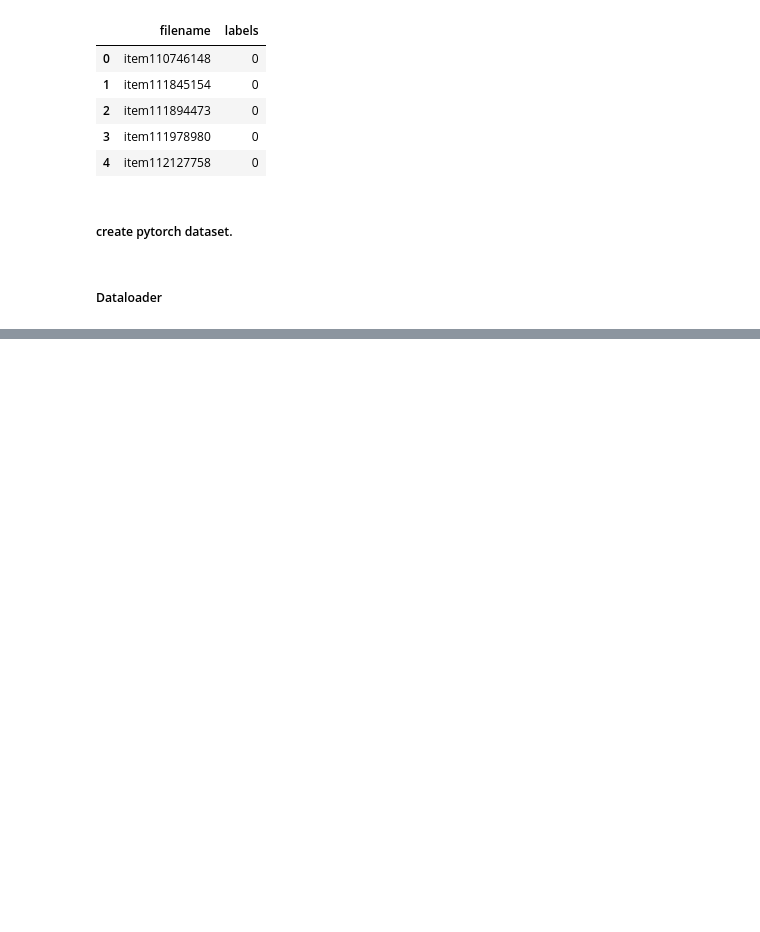
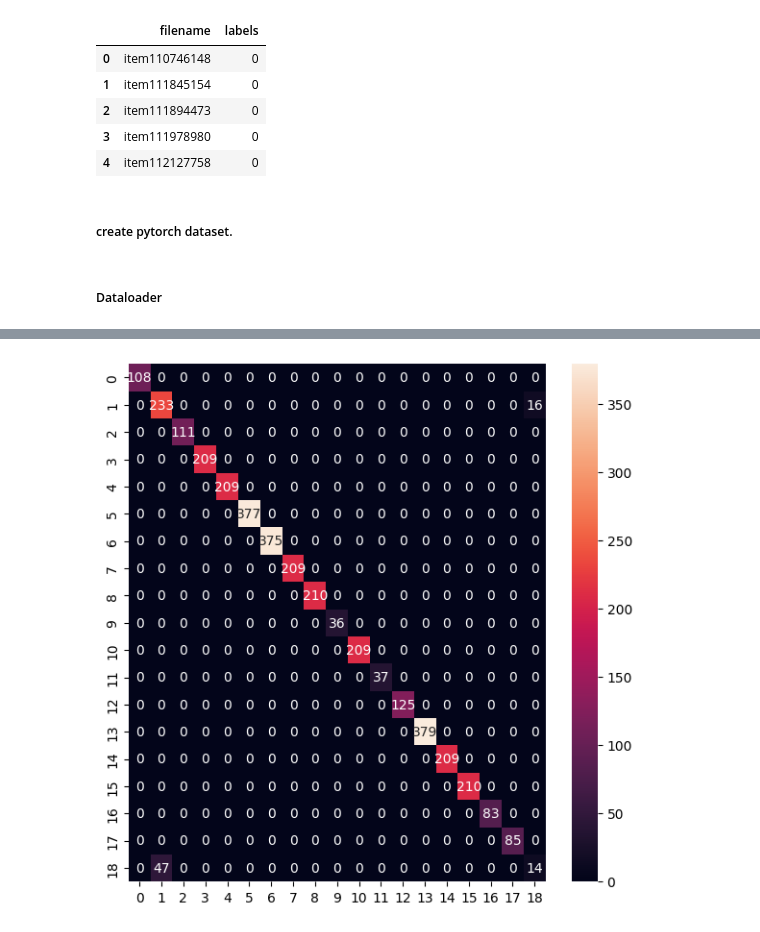
Before and after one commit to Esra-Al/Image_Classification, a Jupyter notebook: threadup_classify.ipynb, the cells around one changed output, grey strips where cells are left out. Cells and saved outputs as stored; diff of their text form; code cells hidden in the pictures; blank space fills up the shorter version.

```diff
--- a/threadup_classify.ipynb
+++ b/threadup_classify.ipynb
@@ -271,0 +288,24 @@ Accuracy on set: 94.96%
+# %%
+guess_mat=torch.zeros((len_categories, len_categories))
+guess_mat2=torch.zeros((len_categories, len_categories))
+with torch.no_grad():
+    vgg.eval()
+    correct = 0
+    total = 0
+    for inputs, labels in trainloader:
+        inputs, labels = inputs.to(device), labels.to(device)
+
+        outputs = vgg(inputs)
+        _, predicted = torch.max(outputs.data, 1)
+
+        for i, j in zip(labels, predicted):
+            guess_mat[i, j]+=1
+
+
+
+        # img_inx=5
+        # real_inx = labels[predicted != labels][img_inx].cpu()
+        # predicted_inx = predicted[predicted != labels][img_inx].cpu()
+        # print(f"real labels: {label_names[real_inx]}")
+        # print(f"predicted labels: {label_names[predicted_inx]}")
+        # common.imshow(inputs[predicted != labels][img_inx].cpu())
@@ -271,0 +316,6 @@ Accuracy on set: 94.96%
+# %%
+plt.figure(figsize=(7, 7))
+sns.heatmap(guess_mat, annot=True, fmt='.0f')
+plt.show()
+# %% [output]
+[figure, added]
```
Also changed, not shown: parts of 22 cells of this notebook, 4 other files.
